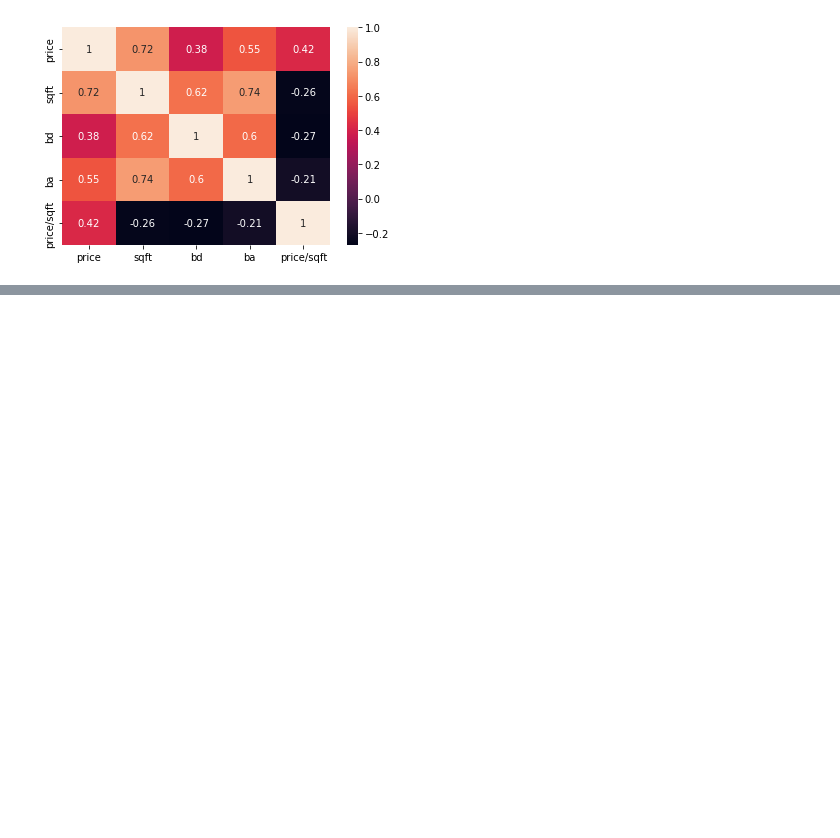
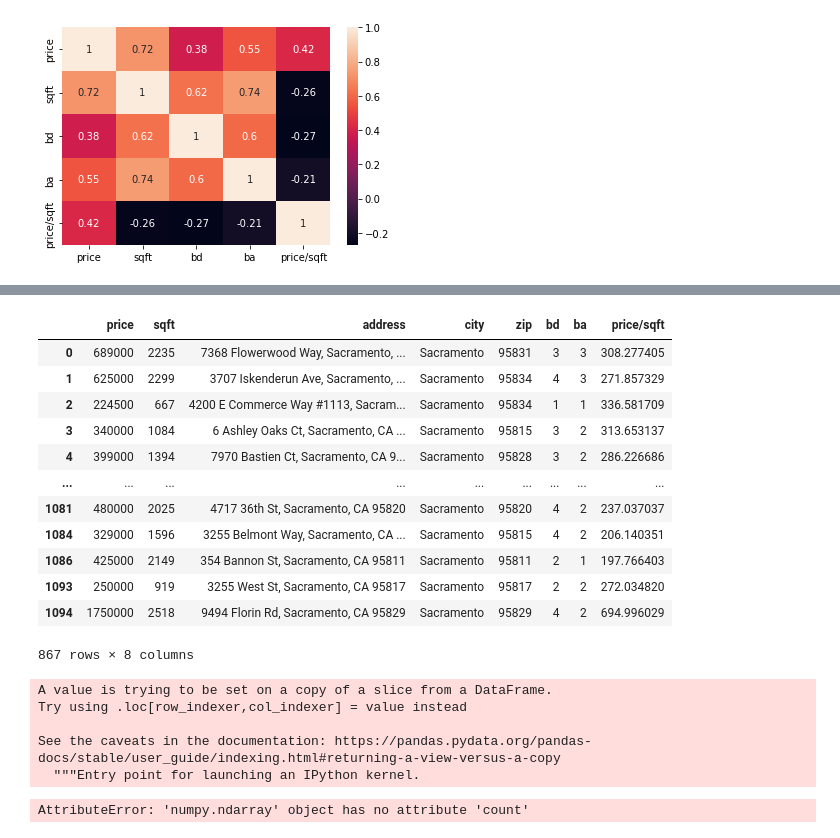
Before and after one commit to PlacidSerene/Housing-Analysis, a Jupyter notebook: House_Prediction.ipynb, the cells around one changed output, grey strips where cells are left out. Cells and saved outputs as stored; diff of their text form; code cells hidden in the pictures; blank space fills up the shorter version.

```diff
--- a/House_Prediction.ipynb
+++ b/House_Prediction.ipynb
@@ -834,9 +825,0 @@ I'm creating the map with the addresses here using geopy and folium. This proces
-# %%
-from geopy.geocoders import Nominatim
-geolocator = Nominatim(user_agent="housing_app")
-
-from geopy.extra.rate_limiter import RateLimiter
-geocode = RateLimiter(geolocator.geocode)
-df_clean['location'] = df_clean['address'].apply(geocode)
-df_clean['point'] = df_clean['location'].apply(lambda loc: tuple(loc.point) if loc else None)
-df_clean[['latitude', 'longitude', 'altitude']] = pd.DataFrame(df_clean['point'].tolist(), index=df_clean.index)
@@ -894,0 +826,30 @@ map1
+# %%
+df_zedd = df_clean
+# %%
+df_zedd
+# %% [output]
+|  | price | sqft | address | city | zip | bd | ba | price/sqft |
+| 0 | 689000 | 2235 | 7368 Flowerwood Way, Sacramento, ... | Sacramento | 95831 | 3 | 3 | 308.277405 |
+| 1 | 625000 | 2299 | 3707 Iskenderun Ave, Sacramento, ... | Sacramento | 95834 | 4 | 3 | 271.857329 |
+| 2 | 224500 | 667 | 4200 E Commerce Way #1113, Sacram... | Sacramento | 95834 | 1 | 1 | 336.581709 |
+| 3 | 340000 | 1084 | 6 Ashley Oaks Ct, Sacramento, CA ... | Sacramento | 95815 | 3 | 2 | 313.653137 |
+| 4 | 399000 | 1394 | 7970 Bastien Ct, Sacramento, CA 9... | Sacramento | 95828 | 3 | 2 | 286.226686 |
+| ... | ... | ... | ... | ... | ... | ... | ... | ... |
+| 1081 | 480000 | 2025 | 4717 36th St, Sacramento, CA 95820 | Sacramento | 95820 | 4 | 2 | 237.037037 |
+| 1084 | 329000 | 1596 | 3255 Belmont Way, Sacramento, CA ... | Sacramento | 95815 | 4 | 2 | 206.140351 |
+| 1086 | 425000 | 2149 | 354 Bannon St, Sacramento, CA 95811 | Sacramento | 95811 | 2 | 1 | 197.766403 |
+| 1093 | 250000 | 919 | 3255 West St, Sacramento, CA 95817 | Sacramento | 95817 | 2 | 2 | 272.034820 |
+| 1094 | 1750000 | 2518 | 9494 Florin Rd, Sacramento, CA 95829 | Sacramento | 95829 | 4 | 2 | 694.996029 |
+867 rows × 8 columns
+# %%
+df_zedd['room_check'] = np.where((df_zedd['bd'] >= 3) & (df_zedd['ba'] >= 2),1,0)
+# %% [output]
+A value is trying to be set on a copy of a slice from a DataFrame.
+Try using .loc[row_indexer,col_indexer] = value instead
+
+See the caveats in the documentation: https://pandas.pydata.org/pandas-docs/stable/user_guide/indexing.html#returning-a-view-versus-a-copy
+  """Entry point for launching an IPython kernel.
+# %%
+df_zedd['']
+# %% [output]
+AttributeError: 'numpy.ndarray' object has no attribute 'count'
```
Also changed, not shown: parts of 12 cells of this notebook.
